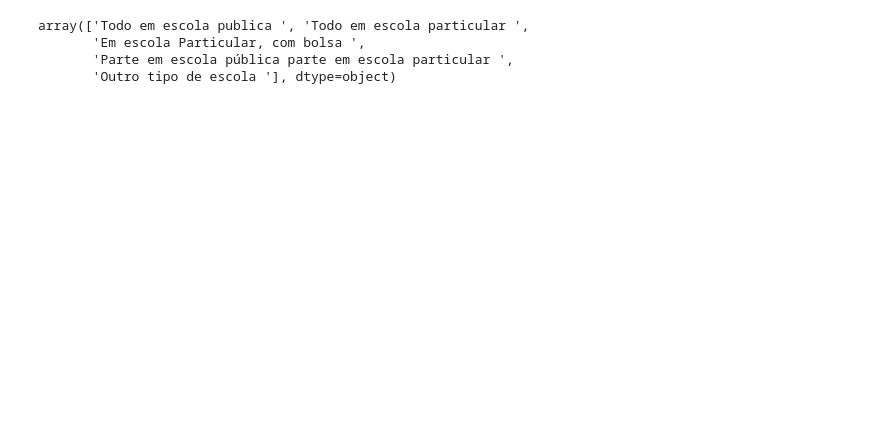
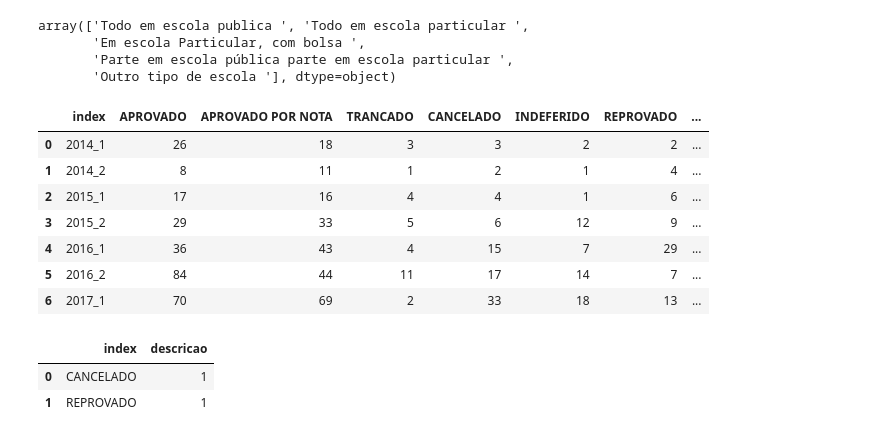
Before and after one commit to lucasgmpaiva/Analise_Dados_UFRN, a Jupyter notebook: UFRN Data Analysis.ipynb, the cells around one changed output. Cells and saved outputs as stored; diff of their text form; code cells hidden in the pictures; blank space fills up the shorter version.

```diff
--- a/UFRN Data Analysis.ipynb
+++ b/UFRN Data Analysis.ipynb
@@ -365,6 +395,23 @@ other_school.columns = ['index', '2014_1', '2014_2', '2015_1', '2015_2', '2016_1
 other_school = pd.merge(other_school, other_2016_2, on='index')
 other_school = pd.merge(other_school, other_2017_1, on='index')
 other_school.columns = ['index', '2014_1', '2014_2', '2015_1', '2015_2', '2016_1', '2016_2', '2017_1']
+# %%
+all_public_school
+# %% [output]
+|  | index | APROVADO | APROVADO POR NOTA | TRANCADO | CANCELADO | INDEFERIDO | REPROVADO | ... |
+| 0 | 2014_1 | 26 | 18 | 3 | 3 | 2 | 2 | ... |
+| 1 | 2014_2 | 8 | 11 | 1 | 2 | 1 | 4 | ... |
+| 2 | 2015_1 | 17 | 16 | 4 | 4 | 1 | 6 | ... |
+| 3 | 2015_2 | 29 | 33 | 5 | 6 | 12 | 9 | ... |
+| 4 | 2016_1 | 36 | 43 | 4 | 15 | 7 | 29 | ... |
+| 5 | 2016_2 | 84 | 44 | 11 | 17 | 14 | 7 | ... |
+| 6 | 2017_1 | 70 | 69 | 2 | 33 | 18 | 13 | ... |
+# %%
+other_2016_1.append()
+# %% [output]
+|  | index | descricao |
+| 0 | CANCELADO | 1 |
+| 1 | REPROVADO | 1 |
 # %%
 all_public_school = all_public_school.T
 all_public_school.reset_index()
```
Also changed, not shown: parts of 15 cells of this notebook, 1 other file.
